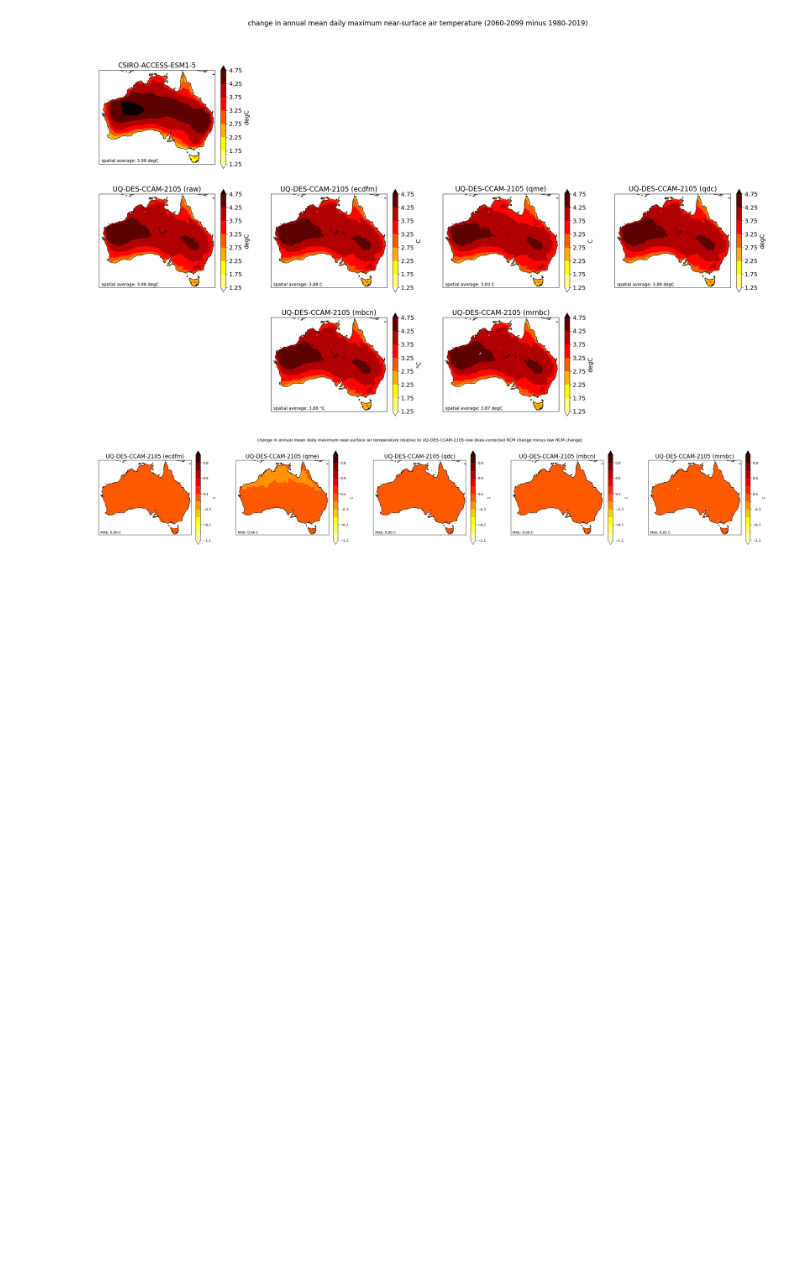
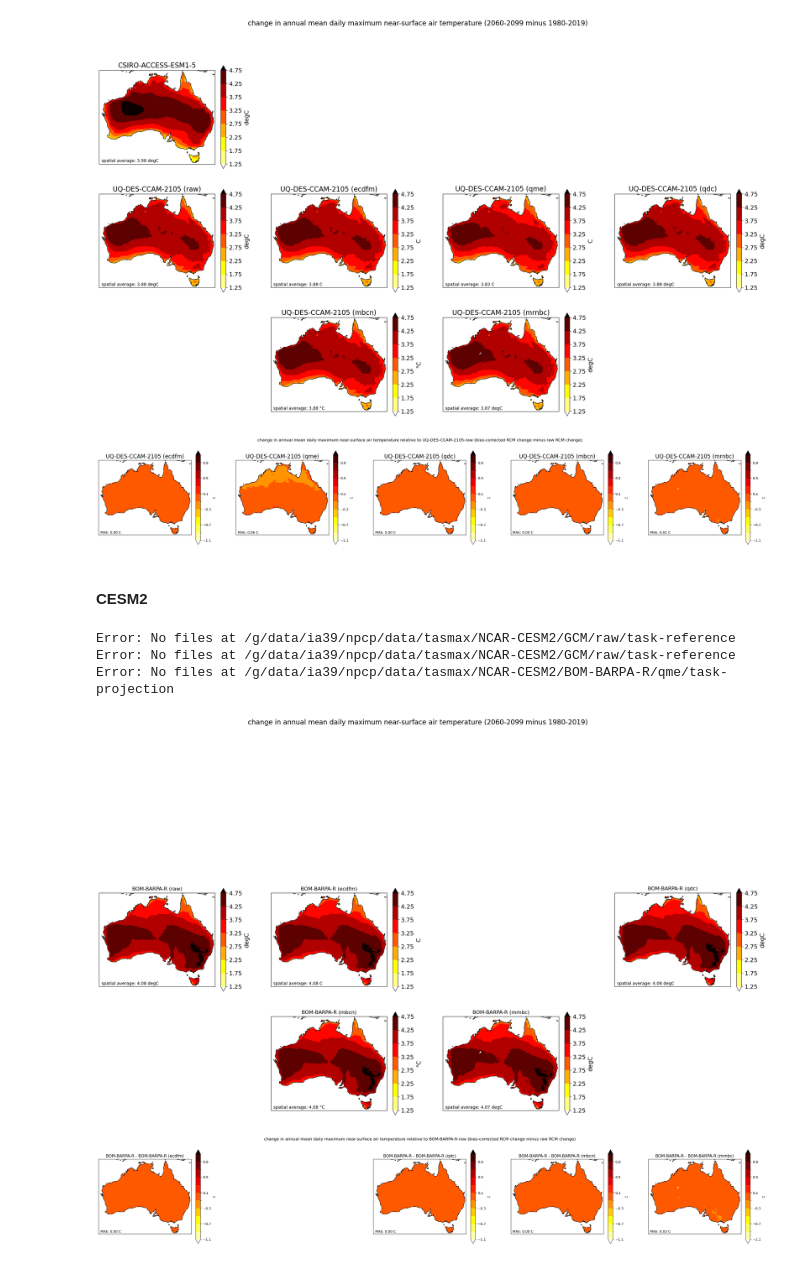
Before and after one commit to AusClimateService/npcp, a Jupyter notebook: results/change_signal_tasmax.ipynb, the cells around one changed output. Saved outputs shown, nothing was run; the diff lists cells and outputs as text; code cells hidden in the pictures; blank space fills up the shorter version.

```diff
--- a/results/change_signal_tasmax.ipynb
+++ b/results/change_signal_tasmax.ipynb
@@ -324,3 +344,13 @@ plot_comparison(variable, 'CSIRO-ACCESS-ESM1-5', 'UQ-DES-CCAM-2105', cmap, level
 # %% [output]
 [figure]
 [figure]
+# %% [markdown]
+#### CESM2
+# %%
+plot_comparison(variable, 'NCAR-CESM2', 'BOM-BARPA-R', cmap, levels, rcm_levels)
+# %% [output]
+Error: No files at /g/data/ia39/npcp/data/tasmax/NCAR-CESM2/GCM/raw/task-reference
+Error: No files at /g/data/ia39/npcp/data/tasmax/NCAR-CESM2/GCM/raw/task-reference
+Error: No files at /g/data/ia39/npcp/data/tasmax/NCAR-CESM2/BOM-BARPA-R/qme/task-projection
+[figure, added]
+[figure, added]
```
Also changed, not shown: parts of 8 cells of this notebook, 2 other files.
